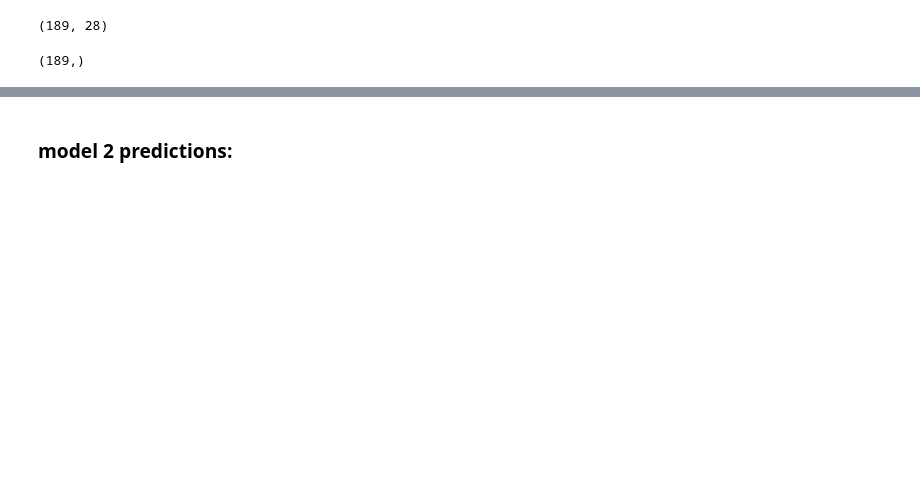
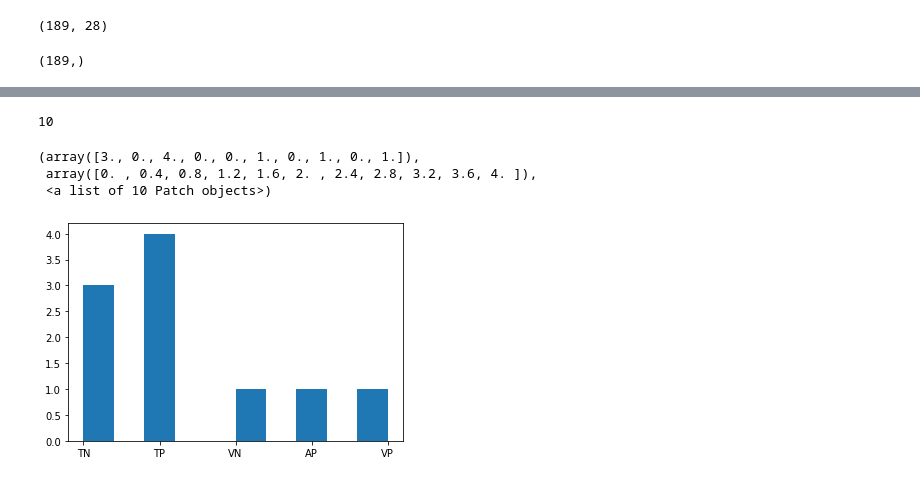
Before and after one commit to akshayDev17/MMT_assignment2, a Jupyter notebook: src/assignment2.ipynb, the cells around one changed output, grey strips where cells are left out. Saved outputs shown, nothing was run; the diff lists cells and outputs as text; code cells hidden in the pictures; blank space fills up the shorter version.

```diff
--- a/src/assignment2.ipynb
+++ b/src/assignment2.ipynb
@@ -447,0 +270,2 @@ plt.legend()
+# %%
+result5 = model5.fit(x_train, y_train, batch_size=16, validation_data=[x_val, y_val], callbacks=[es], epochs=100)
@@ -464,7 +317,7 @@ x_test.shape
 y_pred = []
 for i in range(x_test.shape[0]):
     x_i = x_test[i].reshape(1, x_test[i].shape[0])
-    y_i_pred = model1.predict(x_i)
+    y_i_pred = model5.predict(x_i)
     y_i_pred = y_i_pred.reshape(y_i_pred.shape[-1],)
     y_i_pred = encoder.inverse_transform([np.argmax(y_i_pred)])
     y_pred.append(y_i_pred)
@@ -479,0 +335,8 @@ print(y_test)
+# %%
+y_pred = []
+for i in range(x_val.shape[0]):
+    x_i = x_val[i].reshape(1, x_val[i].shape[0])
+    y_i_pred = model5.predict(x_i)
+    y_i_pred = y_i_pred.reshape(y_i_pred.shape[-1],)
+    y_i_pred = encoder.inverse_transform([np.argmax(y_i_pred)])
+    y_pred.append(y_i_pred)
@@ -484,2 +351,16 @@ print(y_pred)
-# %% [markdown]
-### model 2 predictions:
+# %%
+y_val_labelled = []
+for i in y_val:
+    t = encoder.inverse_transform([np.argmax(i)])
+    y_val_labelled.append(t[0])
+# %%
+print(len(y_val_labelled))
+# %% [output]
+10
+# %%
+plt.hist(y_val_labelled)
+# %% [output]
+(array([3., 0., 4., 0., 0., 1., 0., 1., 0., 1.]),
+ array([0. , 0.4, 0.8, 1.2, 1.6, 2. , 2.4, 2.8, 3.2, 3.6, 4. ]),
+ <a list of 10 Patch objects>)
+[figure, added]
```
Also changed, not shown: parts of 103 cells of this notebook.
